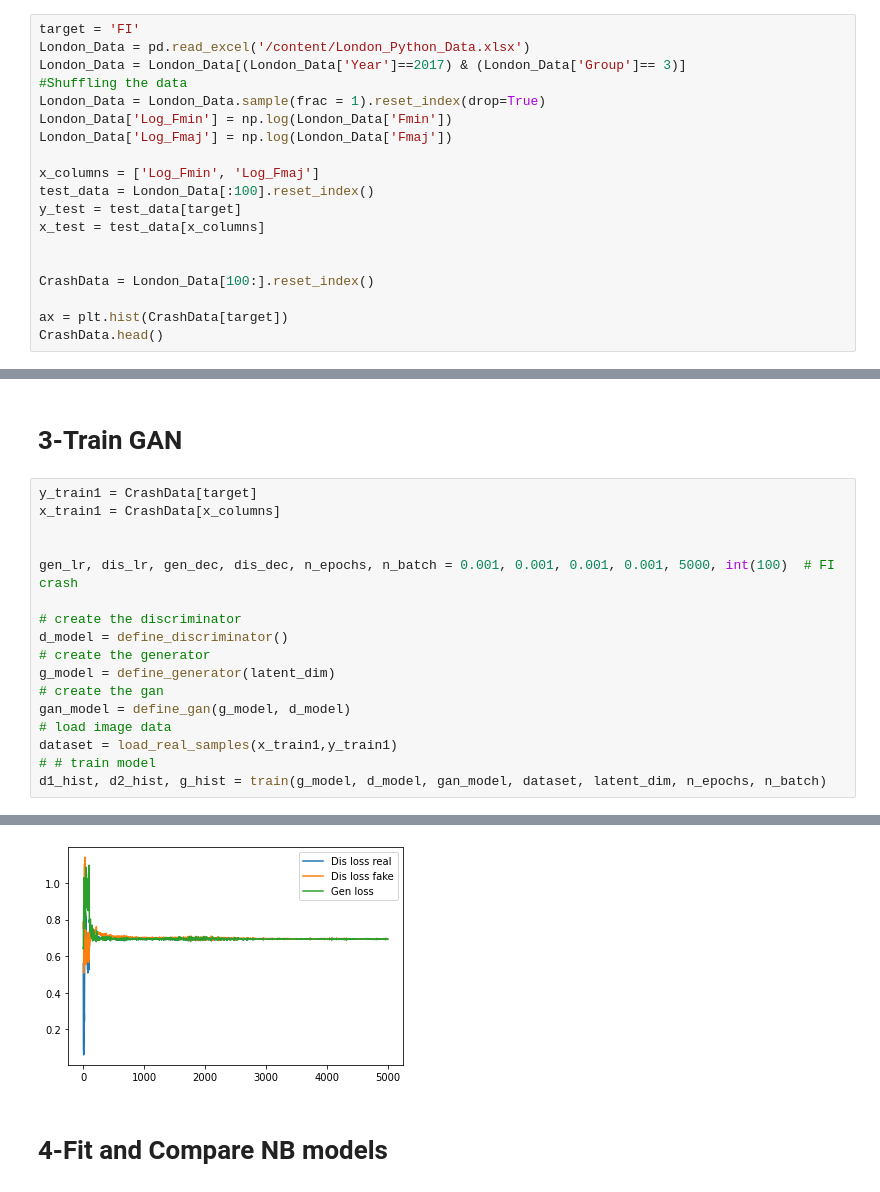
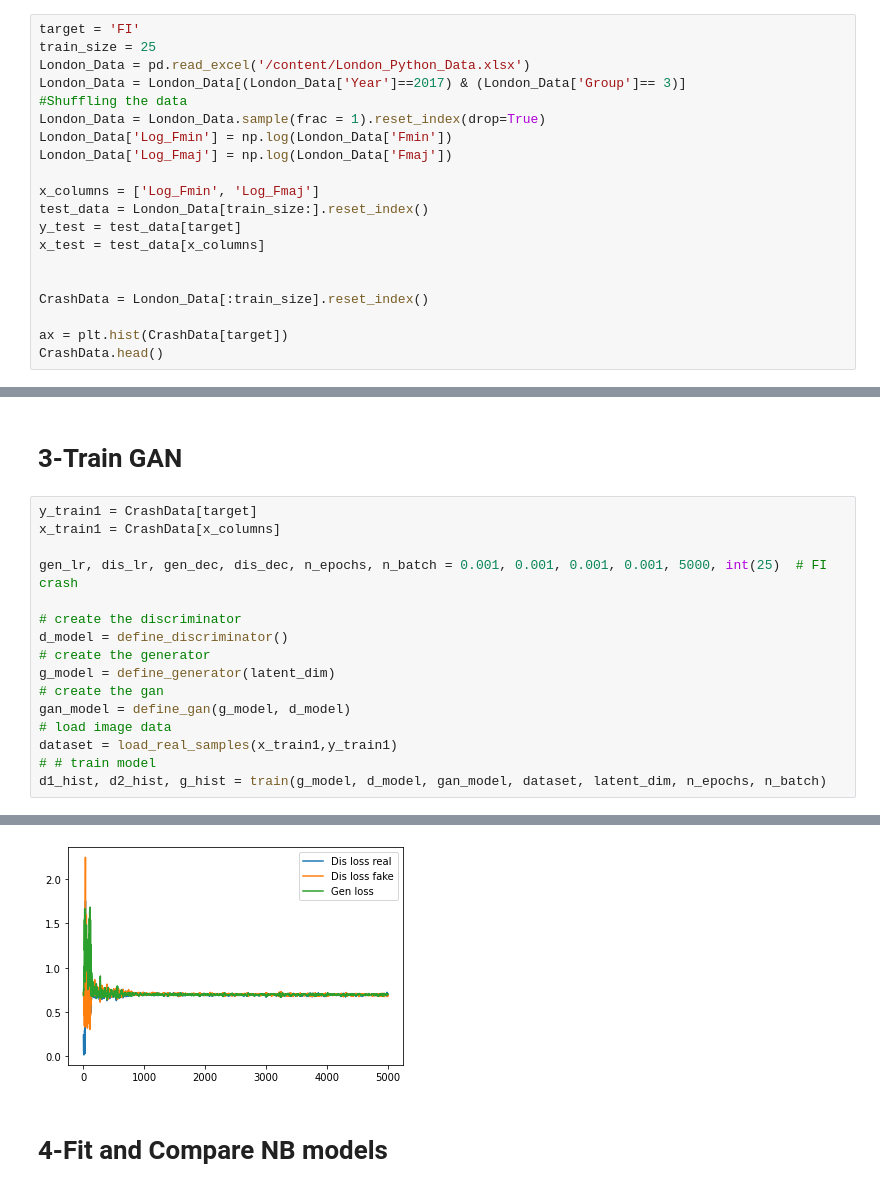
Before and after one commit to mz-zarei/CGAN-Augmentation, a Jupyter notebook: RealDataAugmentation_CGAN.ipynb, the cells around one changed output, grey strips where cells are left out. Saved outputs shown, nothing was run; the diff lists cells and outputs as text.

```diff
--- a/RealDataAugmentation_CGAN.ipynb
+++ b/RealDataAugmentation_CGAN.ipynb
@@ -241,6 +241,7 @@ activation = "elu"
 # **2- Prepare Test Train Crash Data**
 # %%
 target = 'FI'
+train_size = 25
 London_Data = pd.read_excel('/content/London_Python_Data.xlsx')
 London_Data = London_Data[(London_Data['Year']==2017) & (London_Data['Group']== 3)]
 #Shuffling the data
@@ -249,12 +250,12 @@ London_Data['Log_Fmin'] = np.log(London_Data['Fmin'])
 London_Data['Log_Fmaj'] = np.log(London_Data['Fmaj'])
 
 x_columns = ['Log_Fmin', 'Log_Fmaj']
-test_data = London_Data[:100].reset_index()
+test_data = London_Data[train_size:].reset_index()
 y_test = test_data[target]
 x_test = test_data[x_columns]
 
 
-CrashData = London_Data[100:].reset_index()
+CrashData = London_Data[:train_size].reset_index()
 
 ax = plt.hist(CrashData[target])
 CrashData.head()
@@ -284,8 +285,7 @@ London_Data.describe()
 y_train1 = CrashData[target]
 x_train1 = CrashData[x_columns]
 
-
-gen_lr, dis_lr, gen_dec, dis_dec, n_epochs, n_batch = 0.001, 0.001, 0.001, 0.001, 5000, int(100)  # FI crash
+gen_lr, dis_lr, gen_dec, dis_dec, n_epochs, n_batch = 0.001, 0.001, 0.001, 0.001, 5000, int(25)  # FI crash
 
 # create the discriminator
 d_model = define_discriminator()
@@ -318,4 +318,4 @@ Epoch: 5000, dLoss real = 0.693, dLoss fake = 0.694, gLoss = 0.694
-[figure, old version]
+[figure, new version]
 # %% [markdown]
 # **4-Fit and Compare NB models**
 # %% [markdown]
```
Also changed, not shown: parts of 8 cells of this notebook.
